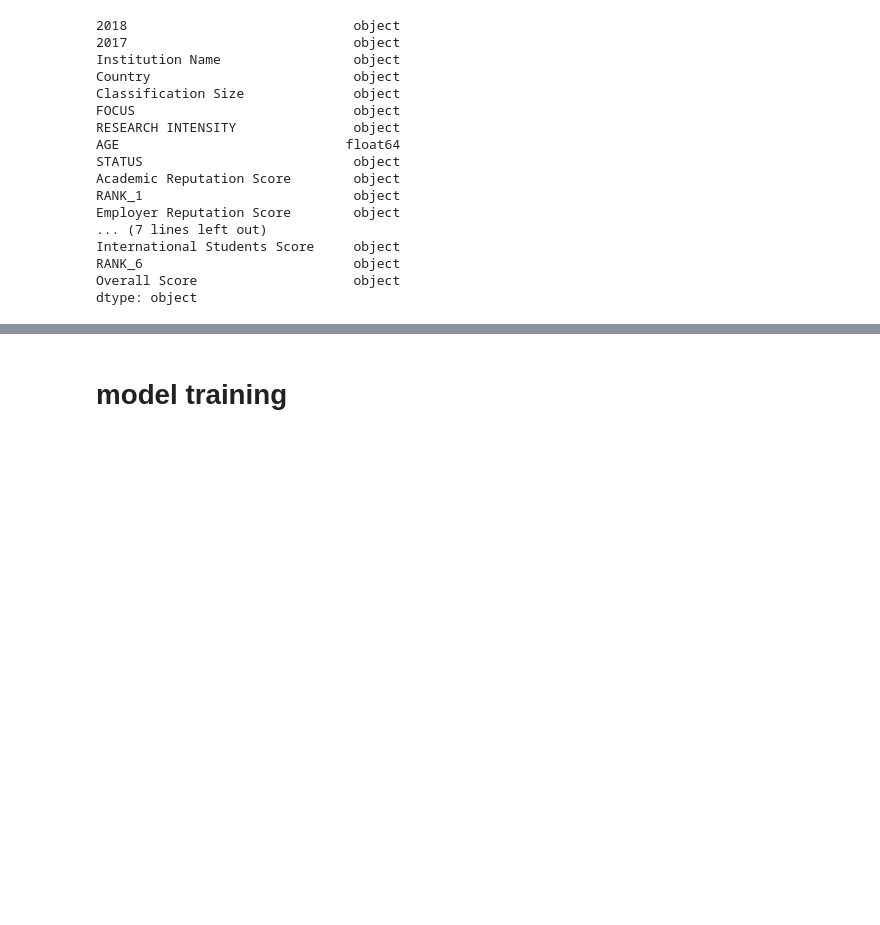
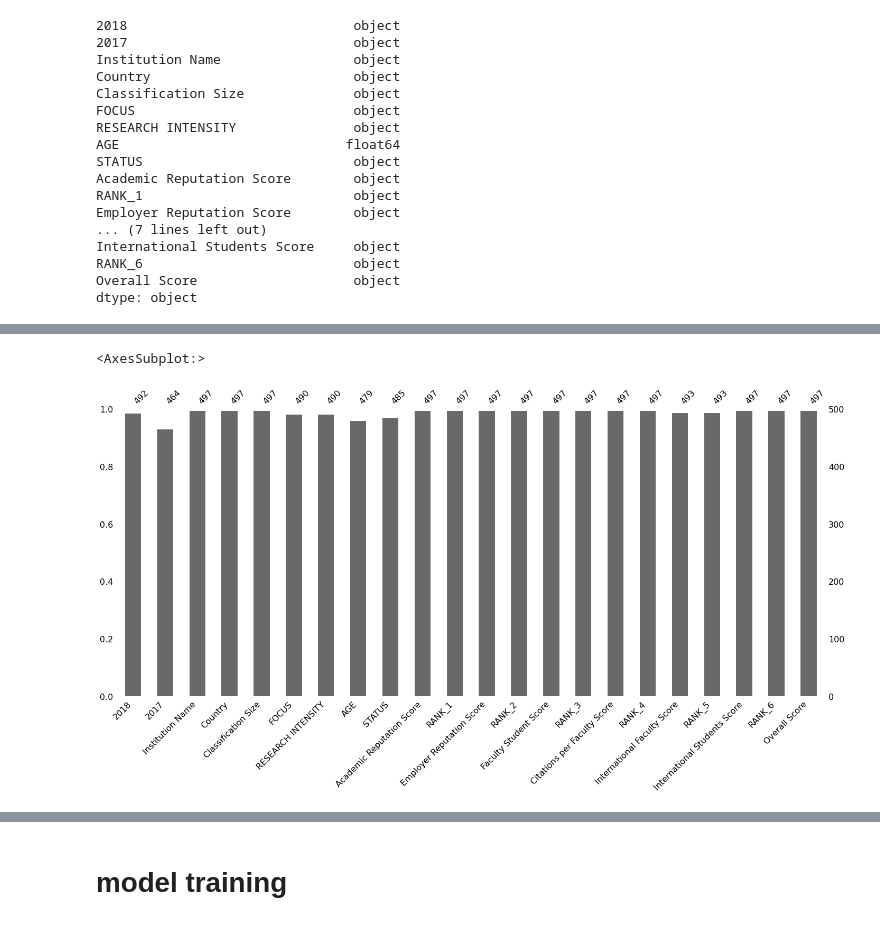
Before and after one commit to tcharrisson/PP22-C628, a Jupyter notebook: apriori modelling.ipynb, the cells around one changed output, grey strips where cells are left out. Cells and saved outputs as stored; diff of their text form; code cells hidden in the pictures; blank space fills up the shorter version.

```diff
--- a/apriori modelling.ipynb
+++ b/apriori modelling.ipynb
@@ -129,0 +115,5 @@ sns.heatmap(data20[det_columns].isnull(), cmap='viridis', cbar=False, yticklabel
+# %%
+msno.bar(data18.sample(500))
+# %% [output]
+<AxesSubplot:>
+[figure, added]
```
Also changed, not shown: parts of 65 cells of this notebook.
